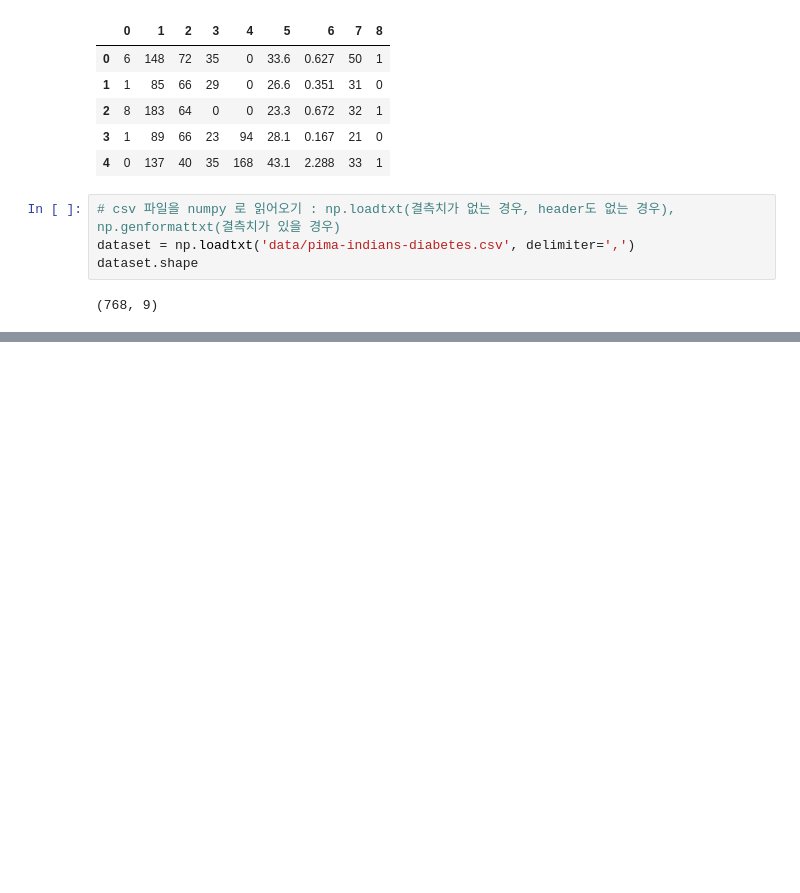
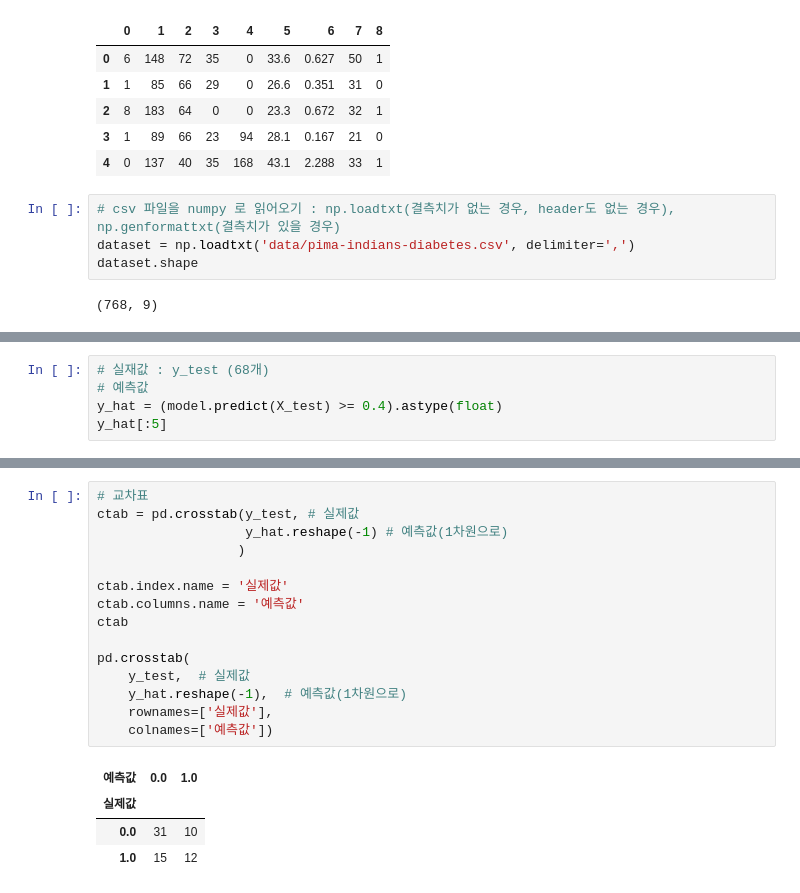
Before and after one commit to hzj04473/ai_x, a Jupyter notebook: source/05_DeepLearning/06_피마인디언_당뇨병발병예측(로지스틱회귀분석=이진분류,분류분석).ipynb, the cells around one changed output, grey strips where cells are left out. Cells and saved outputs as stored; diff of their text form; blank space fills up the shorter version.

```diff
--- a/source/05_DeepLearning/06_피마인디언_당뇨병발병예측(로지스틱회귀분석=이진분류,분류분석).ipynb
+++ b/source/05_DeepLearning/06_피마인디언_당뇨병발병예측(로지스틱회귀분석=이진분류,분류분석).ipynb
@@ -88,0 +184,5 @@ X_train.shape, y_train.shape, X_test.shape, y_test.shape
+# %%
+# 실재값 : y_test (68개)
+# 예측값
+y_hat = (model.predict(X_test) >= 0.4).astype(float)
+y_hat[:5]
@@ -88,0 +221,20 @@ X_train.shape, y_train.shape, X_test.shape, y_test.shape
+# %%
+# 교차표
+ctab = pd.crosstab(y_test, # 실제값
+                   y_hat.reshape(-1) # 예측값(1차원으로)
+                  )
+
+ctab.index.name = '실제값'
+ctab.columns.name = '예측값'
+ctab
+
+pd.crosstab(
+    y_test,  # 실제값
+    y_hat.reshape(-1),  # 예측값(1차원으로)
+    rownames=['실제값'],
+    colnames=['예측값'])
+# %% [output]
+| 예측값 | 0.0 | 1.0 |
+| 실제값 |  |  |
+| 0.0 | 31 | 10 |
+| 1.0 | 15 | 12 |
```
Also changed, not shown: parts of 49 cells of this notebook, 5 other files.
